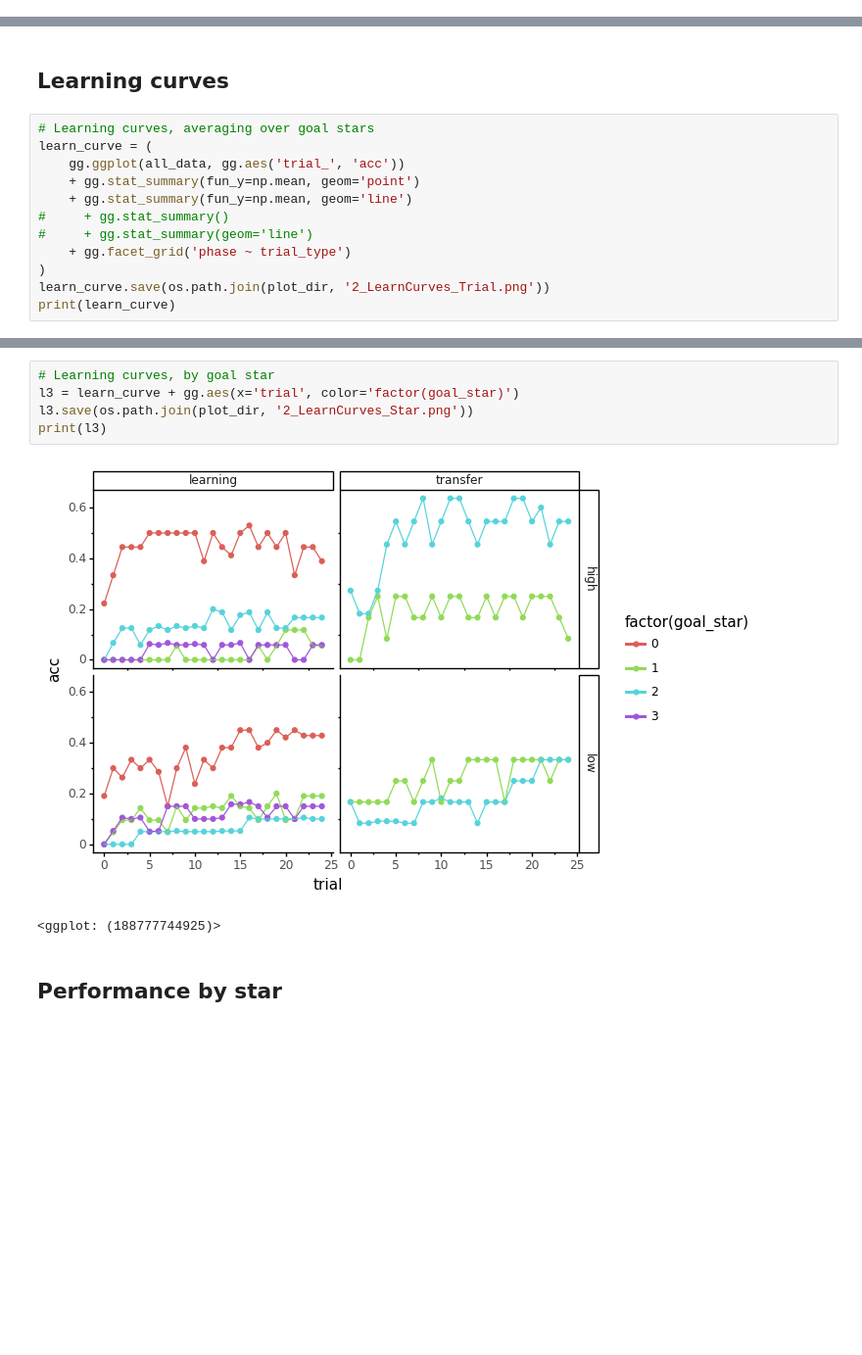
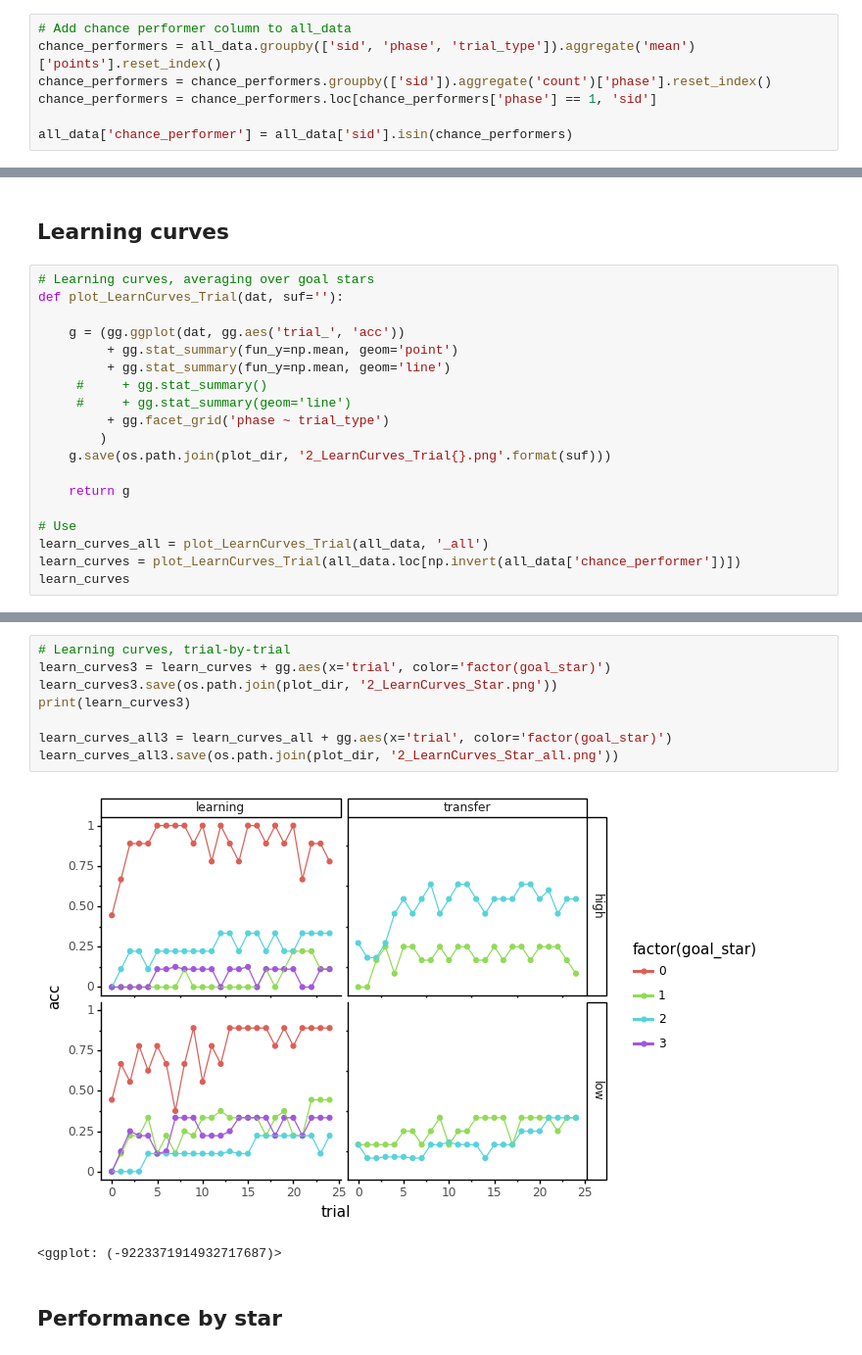
Before and after one commit to MariaEckstein/CHaRLy, a Jupyter notebook: CHaRLy_AmyData2.ipynb, the cells around one changed output, grey strips where cells are left out. Shown at 98% size. Drawn from its saved outputs; the diff is of its cells as text; blank space fills up the shorter version.

```diff
--- a/CHaRLy_AmyData2.ipynb
+++ b/CHaRLy_AmyData2.ipynb
@@ -301,2 +311,9 @@ all_data['cor_unlocked_star_highTransferRules'] = np.invert(np.isnan(all_data['u
+# %%
+# Add chance performer column to all_data
+chance_performers = all_data.groupby(['sid', 'phase', 'trial_type']).aggregate('mean')['points'].reset_index()
+chance_performers = chance_performers.groupby(['sid']).aggregate('count')['phase'].reset_index()
+chance_performers = chance_performers.loc[chance_performers['phase'] == 1, 'sid']
+
+all_data['chance_performer'] = all_data['sid'].isin(chance_performers)
 # %%
 interesting_cols += [
@@ -392,14 +420,21 @@ print(g)
 ## Learning curves
 # %%
 # Learning curves, averaging over goal stars
-learn_curve = (
-    gg.ggplot(all_data, gg.aes('trial_', 'acc'))
-    + gg.stat_summary(fun_y=np.mean, geom='point')
-    + gg.stat_summary(fun_y=np.mean, geom='line')
-#     + gg.stat_summary()
-#     + gg.stat_summary(geom='line')
-    + gg.facet_grid('phase ~ trial_type')
-)
-learn_curve.save(os.path.join(plot_dir, '2_LearnCurves_Trial.png'))
-print(learn_curve)
+def plot_LearnCurves_Trial(dat, suf=''):
+
+    g = (gg.ggplot(dat, gg.aes('trial_', 'acc'))
+         + gg.stat_summary(fun_y=np.mean, geom='point')
+         + gg.stat_summary(fun_y=np.mean, geom='line')
+     #     + gg.stat_summary()
+     #     + gg.stat_summary(geom='line')
+         + gg.facet_grid('phase ~ trial_type')
+        )
+    g.save(os.path.join(plot_dir, '2_LearnCurves_Trial{}.png'.format(suf)))
+
+    return g
+
+# Use
+learn_curves_all = plot_LearnCurves_Trial(all_data, '_all')
+learn_curves = plot_LearnCurves_Trial(all_data.loc[np.invert(all_data['chance_performer'])])
+learn_curves
 # %% [output]
@@ -416,10 +454,13 @@ print(l2)
 # %%
-# Learning curves, by goal star
-l3 = learn_curve + gg.aes(x='trial', color='factor(goal_star)')
-l3.save(os.path.join(plot_dir, '2_LearnCurves_Star.png'))
-print(l3)
+# Learning curves, trial-by-trial
+learn_curves3 = learn_curves + gg.aes(x='trial', color='factor(goal_star)')
+learn_curves3.save(os.path.join(plot_dir, '2_LearnCurves_Star.png'))
+print(learn_curves3)
+
+learn_curves_all3 = learn_curves_all + gg.aes(x='trial', color='factor(goal_star)')
+learn_curves_all3.save(os.path.join(plot_dir, '2_LearnCurves_Star_all.png'))
 # %% [output]
-[figure, old version]
+[figure, new version]
-<ggplot: (188777744925)>
+<ggplot: (-9223371914932717687)>
 # %% [markdown]
 ## Performance by star
```
Also changed, not shown: parts of 24 cells of this notebook.
